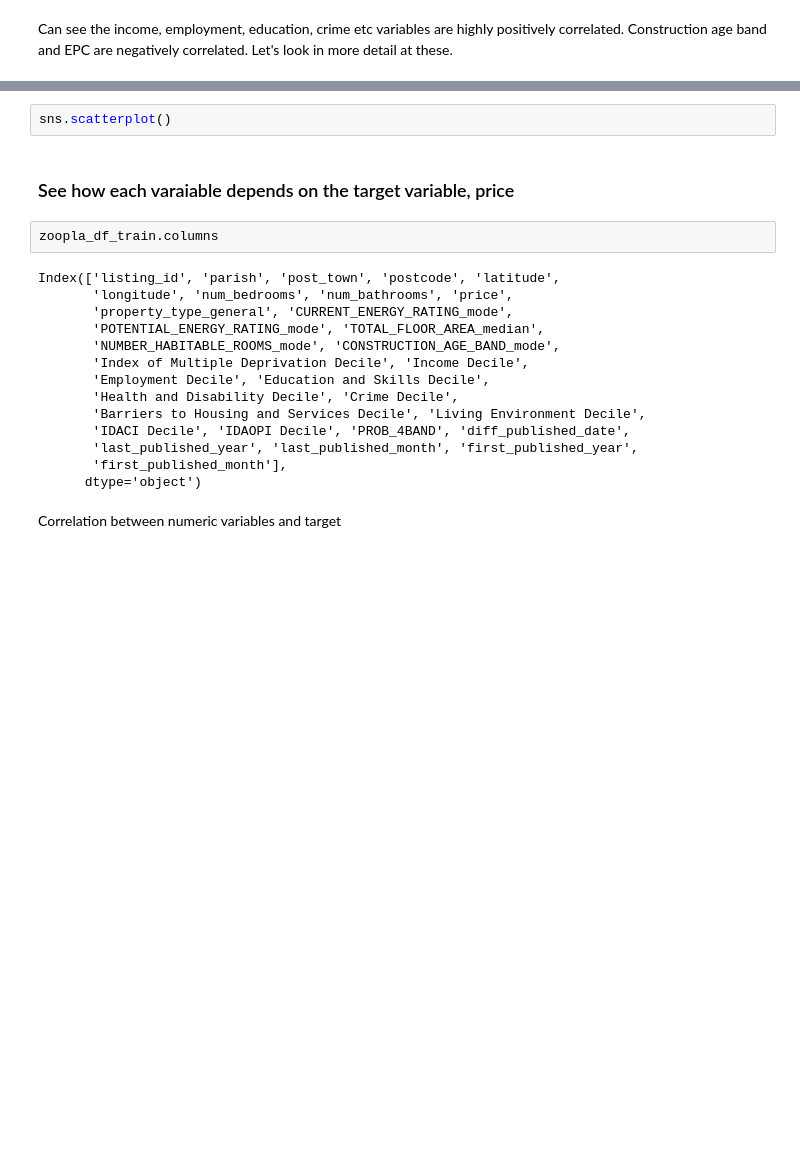
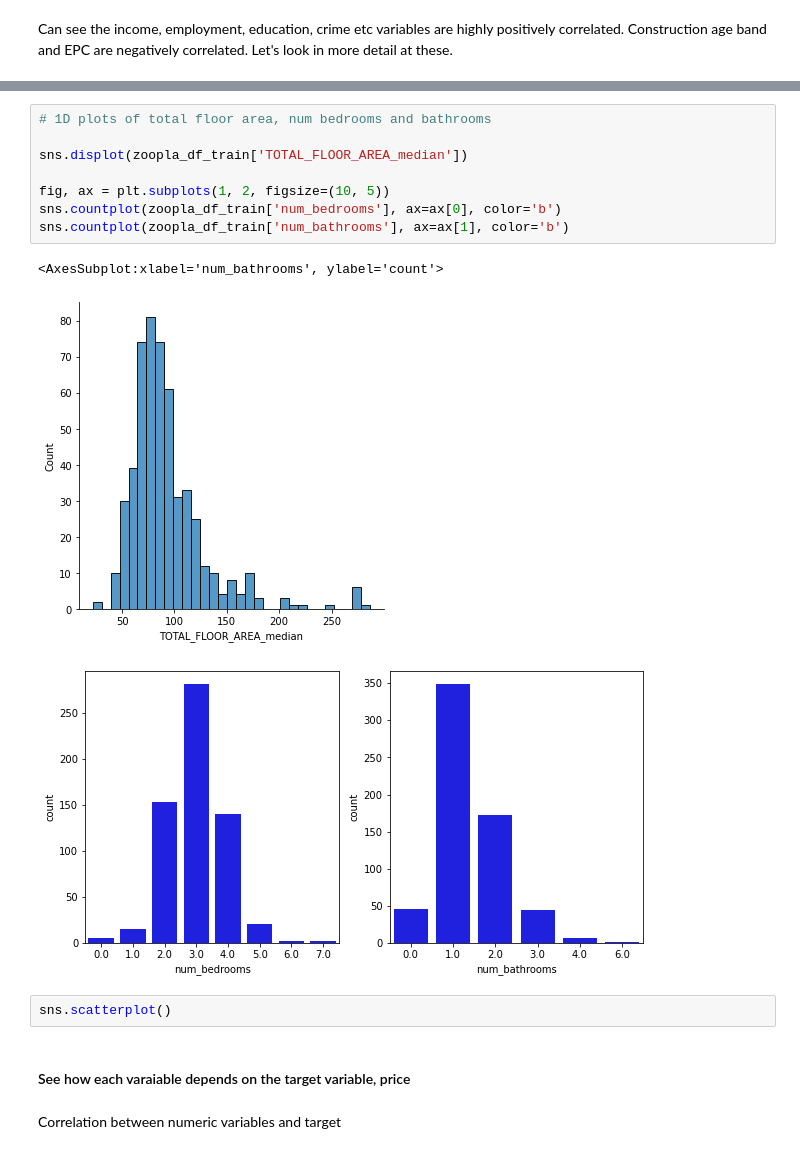
Before and after one commit to RobertVallance/house_prices_prediction_nuneaton_hinckley, a Jupyter notebook: 2.1-eda.ipynb, the cells around one changed output, grey strips where cells are left out. Drawn from its saved outputs; the diff is of its cells as text; blank space fills up the shorter version.

```diff
--- a/2.1-eda.ipynb
+++ b/2.1-eda.ipynb
@@ -233,23 +249,19 @@ Can see the income, employment, education, crime etc variables are highly positi
+# %%
+# 1D plots of total floor area, num bedrooms and bathrooms
+
+sns.displot(zoopla_df_train['TOTAL_FLOOR_AREA_median'])
+
+fig, ax = plt.subplots(1, 2, figsize=(10, 5))
+sns.countplot(zoopla_df_train['num_bedrooms'], ax=ax[0], color='b')
+sns.countplot(zoopla_df_train['num_bathrooms'], ax=ax[1], color='b')
+# %% [output]
+<AxesSubplot:xlabel='num_bathrooms', ylabel='count'>
+[figure, added]
+[figure, added]
 # %%
 sns.scatterplot()
 # %% [markdown]
-### See how each varaiable depends on the target variable, price
+#### See how each varaiable depends on the target variable, price
-# %%
-zoopla_df_train.columns
-# %% [output]
-Index(['listing_id', 'parish', 'post_town', 'postcode', 'latitude',
-       'longitude', 'num_bedrooms', 'num_bathrooms', 'price',
-       'property_type_general', 'CURRENT_ENERGY_RATING_mode',
-       'POTENTIAL_ENERGY_RATING_mode', 'TOTAL_FLOOR_AREA_median',
-       'NUMBER_HABITABLE_ROOMS_mode', 'CONSTRUCTION_AGE_BAND_mode',
-       'Index of Multiple Deprivation Decile', 'Income Decile',
-       'Employment Decile', 'Education and Skills Decile',
-       'Health and Disability Decile', 'Crime Decile',
-       'Barriers to Housing and Services Decile', 'Living Environment Decile',
-       'IDACI Decile', 'IDAOPI Decile', 'PROB_4BAND', 'diff_published_date',
-       'last_published_year', 'last_published_month', 'first_published_year',
-       'first_published_month'],
-      dtype='object')
 # %% [markdown]
 Correlation between numeric variables and target
 # %%
```
Also changed, not shown: parts of 20 cells of this notebook.
